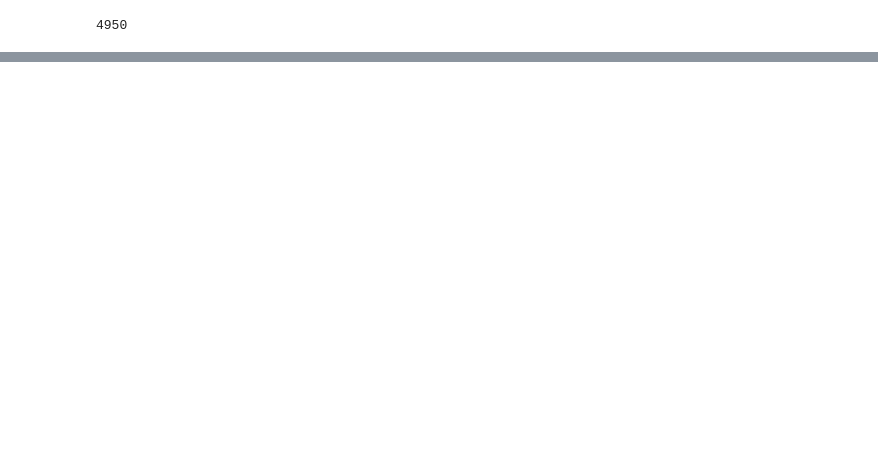
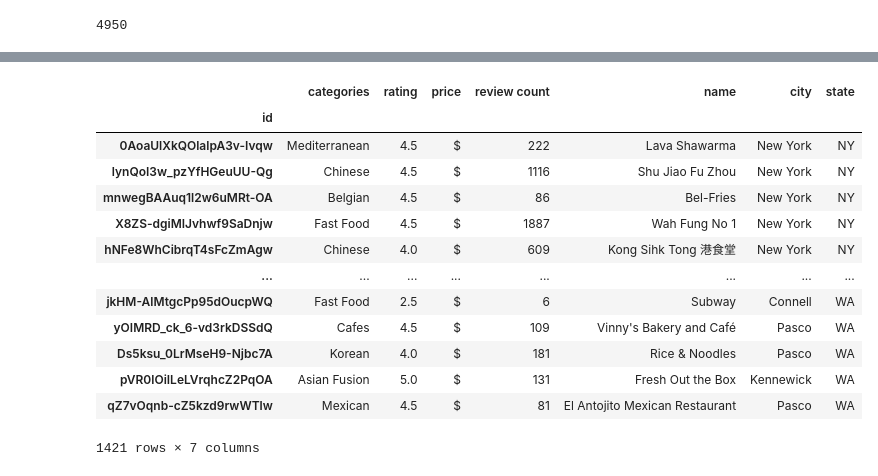
Before and after one commit to erikajwolf/Yelp_Metro_US_Analysis, a Jupyter notebook: Yelp_API.ipynb, the cells around one changed output, grey strips where cells are left out. Saved outputs shown, nothing was run; the diff lists cells and outputs as text; code cells hidden in the pictures; blank space fills up the shorter version.

```diff
--- a/Yelp_API.ipynb
+++ b/Yelp_API.ipynb
@@ -383,0 +461,18 @@ yelp_panda_data_by_zip
+# %%
+one_dollar = new_yelp_data_df[(new_yelp_data_df.price == '$')]
+one_dollar
+# %% [output]
+|  | categories | rating | price | review count | name | city | state |
+| id |  |  |  |  |  |  |  |
+| 0AoaUlXkQOlalpA3v-Ivqw | Mediterranean | 4.5 | $ | 222 | Lava Shawarma | New York | NY |
+| lynQoI3w_pzYfHGeuUU-Qg | Chinese | 4.5 | $ | 1116 | Shu Jiao Fu Zhou | New York | NY |
+| mnwegBAAuq1l2w6uMRt-OA | Belgian | 4.5 | $ | 86 | Bel-Fries | New York | NY |
+| X8ZS-dgiMIJvhwf9SaDnjw | Fast Food | 4.5 | $ | 1887 | Wah Fung No 1 | New York | NY |
+| hNFe8WhCibrqT4sFcZmAgw | Chinese | 4.0 | $ | 609 | Kong Sihk Tong 港食堂 | New York | NY |
+| ... | ... | ... | ... | ... | ... | ... | ... |
+| jkHM-AlMtgcPp95dOucpWQ | Fast Food | 2.5 | $ | 6 | Subway | Connell | WA |
+| yOIMRD_ck_6-vd3rkDSSdQ | Cafes | 4.5 | $ | 109 | Vinny's Bakery and Café | Pasco | WA |
+| Ds5ksu_0LrMseH9-Njbc7A | Korean | 4.0 | $ | 181 | Rice & Noodles | Pasco | WA |
+| pVR0lOiILeLVrqhcZ2PqOA | Asian Fusion | 5.0 | $ | 131 | Fresh Out the Box | Kennewick | WA |
+| qZ7vOqnb-cZ5kzd9rwWTlw | Mexican | 4.5 | $ | 81 | El Antojito Mexican Restaurant | Pasco | WA |
+1421 rows × 7 columns
```
Also changed, not shown: parts of 28 cells of this notebook, 1 other file.
